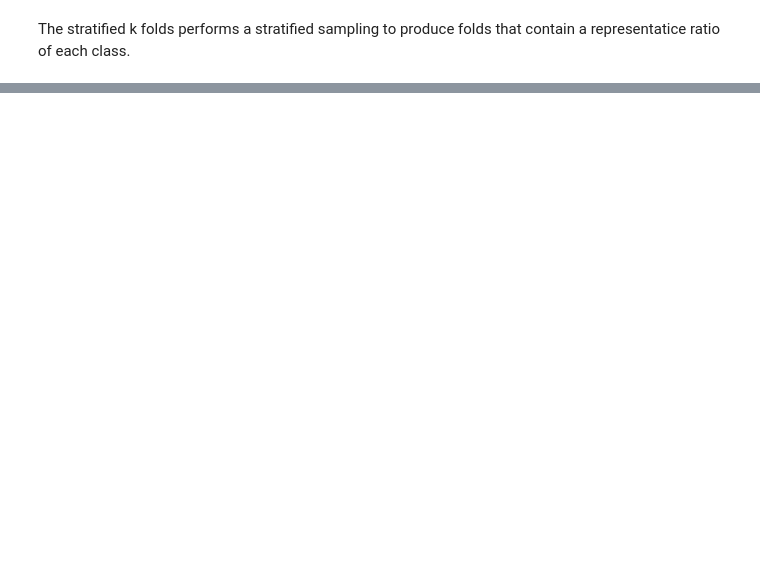
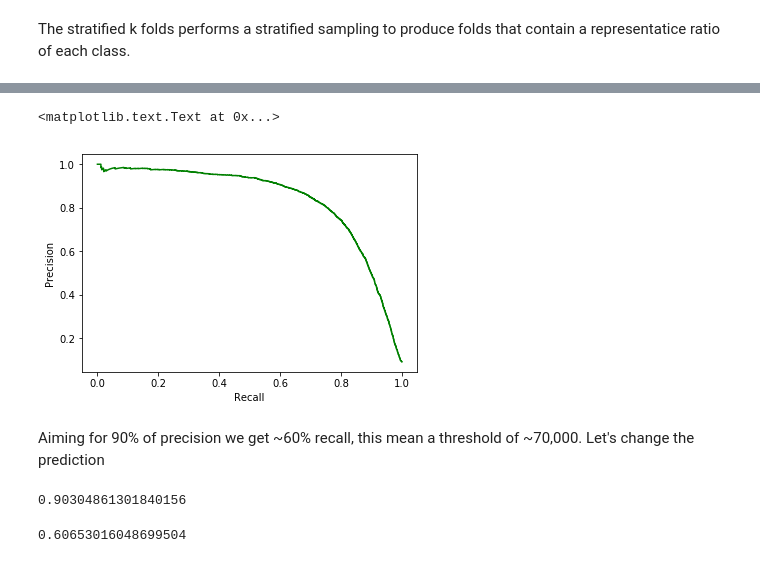
Before and after one commit to fersg87/Hands-On-Machine-Learning, a Jupyter notebook: Chapter 3 - Classification.ipynb, the cells around one changed output, grey strips where cells are left out. Cells and saved outputs as stored; diff of their text form; code cells hidden in the pictures; blank space fills up the shorter version.

```diff
--- a/Chapter 3 - Classification.ipynb
+++ b/Chapter 3 - Classification.ipynb
@@ -100,0 +180,18 @@ array([ 0.97015,  0.9466 ,  0.79675])
+# %%
+plt.plot(recalls[:-1], precisions[:-1], "g-")
+plt.xlabel("Recall")
+plt.ylabel("Precision")
+# %% [output]
+<matplotlib.text.Text at 0x...>
+[figure, added]
+# %% [markdown]
+Aiming for 90% of precision we get ~60% recall, this mean a threshold of ~70,000. Let's change the prediction
+# %%
+y_train_pred_90 = (y_scores > 150000)
+precision_score(y_train_5, y_train_pred_90)
+# %% [output]
+0.90304861301840156
+# %%
+recall_score(y_train_5, y_train_pred_90)
+# %% [output]
+0.60653016048699504
```
Also changed, not shown: parts of 46 cells of this notebook.
